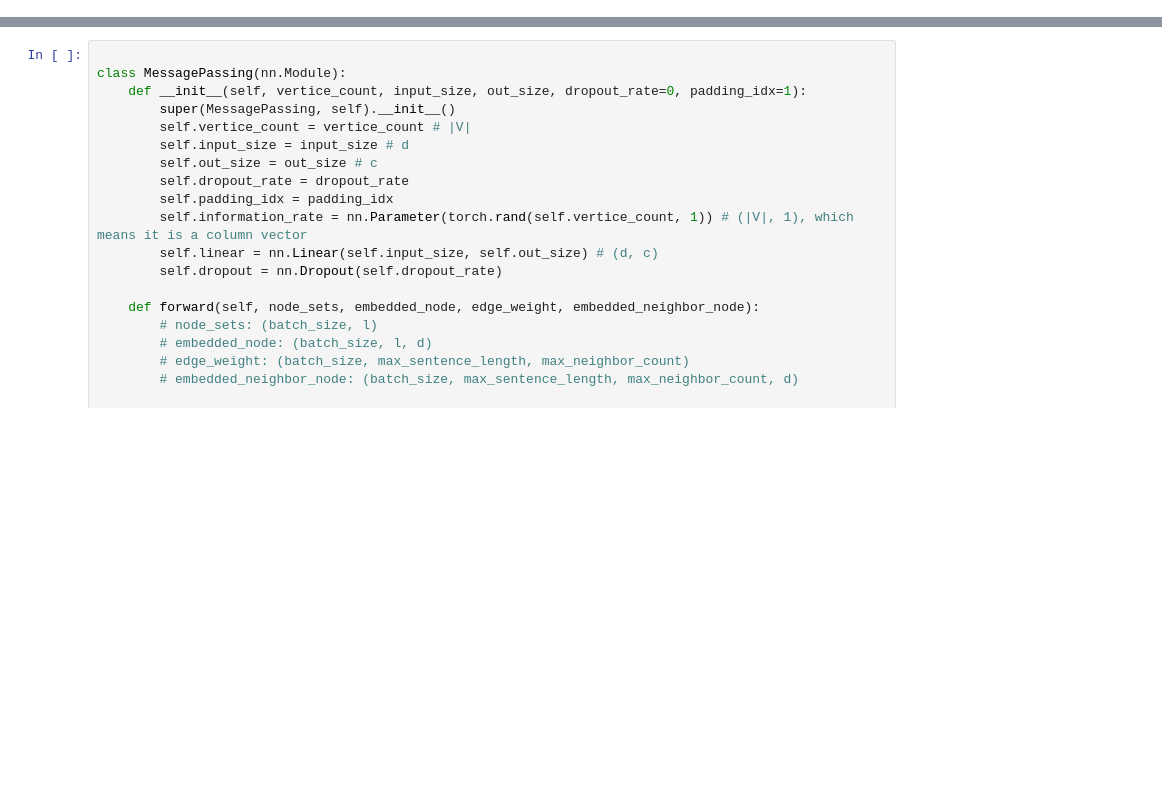
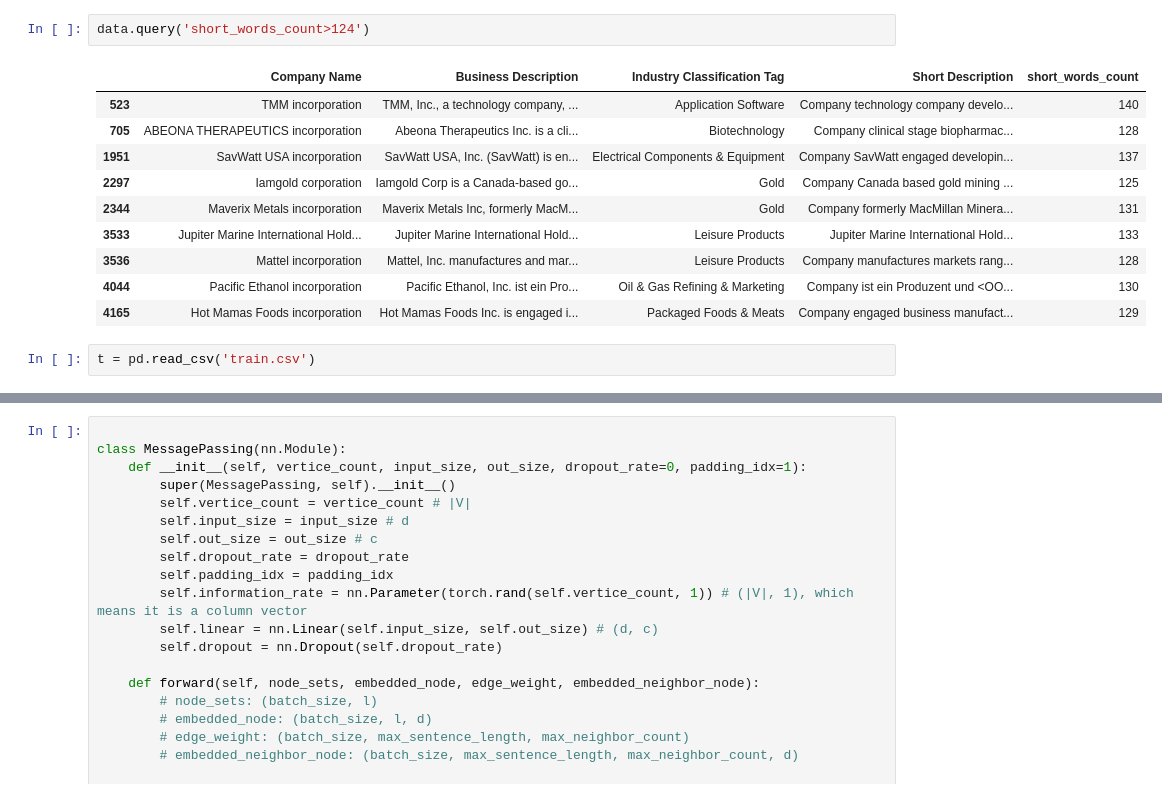
Before and after one commit to AmbiTyga/73String, a Jupyter notebook: Data Preprocessing.ipynb, the cells around one changed output, grey strips where cells are left out. Drawn from its saved outputs; the diff is of its cells as text; blank space fills up the shorter version.

```diff
--- a/Data Preprocessing.ipynb
+++ b/Data Preprocessing.ipynb
@@ -13,0 +261,15 @@ import argparse
+# %%
+data.query('short_words_count>124')
+# %% [output]
+|  | Company Name | Business Description | Industry Classification Tag | Short Description | short_words_count |
+| 523 | TMM incorporation | TMM, Inc., a technology company, ... | Application Software | Company technology company develo... | 140 |
+| 705 | ABEONA THERAPEUTICS incorporation | Abeona Therapeutics Inc. is a cli... | Biotechnology | Company clinical stage biopharmac... | 128 |
+| 1951 | SavWatt USA incorporation | SavWatt USA, Inc. (SavWatt) is en... | Electrical Components & Equipment | Company SavWatt engaged developin... | 137 |
+| 2297 | Iamgold corporation | Iamgold Corp is a Canada-based go... | Gold | Company Canada based gold mining ... | 125 |
+| 2344 | Maverix Metals incorporation | Maverix Metals Inc, formerly MacM... | Gold | Company formerly MacMillan Minera... | 131 |
+| 3533 | Jupiter Marine International Hold... | Jupiter Marine International Hold... | Leisure Products | Jupiter Marine International Hold... | 133 |
+| 3536 | Mattel incorporation | Mattel, Inc. manufactures and mar... | Leisure Products | Company manufactures markets rang... | 128 |
+| 4044 | Pacific Ethanol incorporation | Pacific Ethanol, Inc. ist ein Pro... | Oil & Gas Refining & Marketing | Company ist ein Produzent und <OO... | 130 |
+| 4165 | Hot Mamas Foods incorporation | Hot Mamas Foods Inc. is engaged i... | Packaged Foods & Meats | Company engaged business manufact... | 129 |
+# %%
+t = pd.read_csv('train.csv')
```
Also changed, not shown: parts of 40 cells of this notebook.
